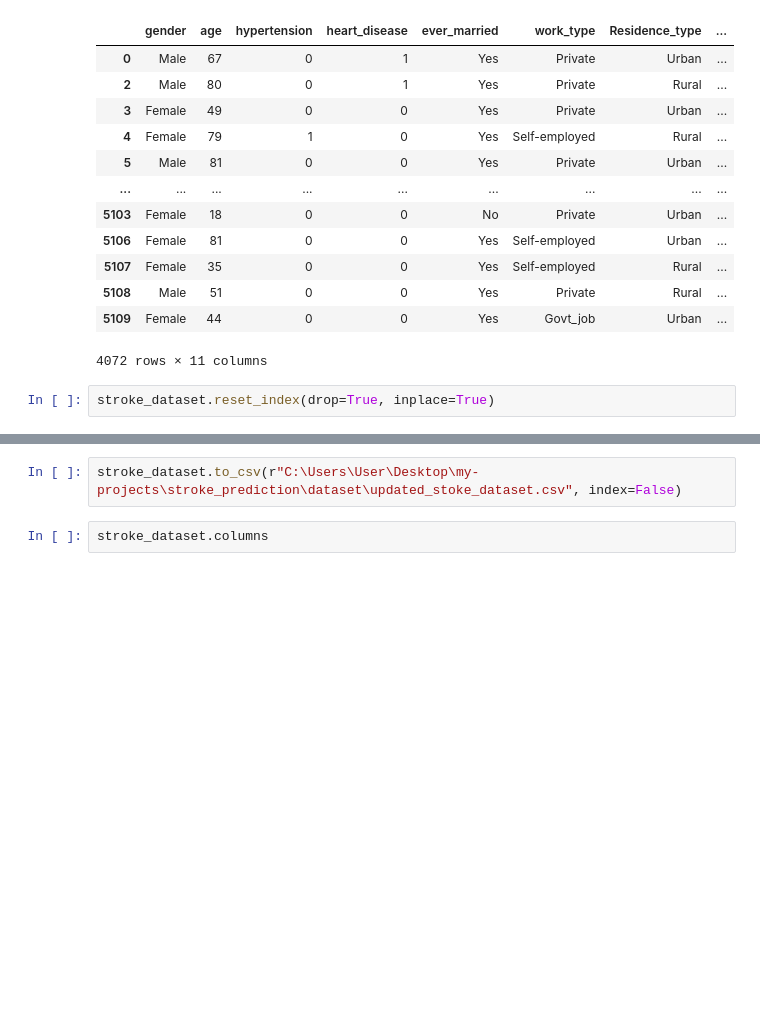
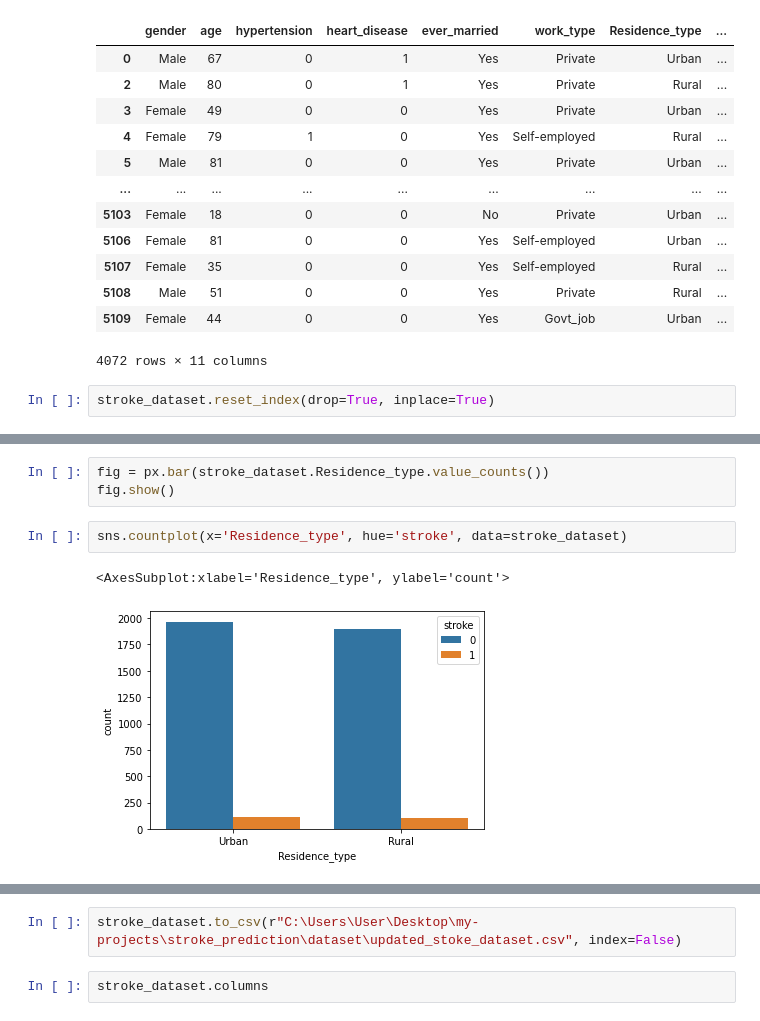
Before and after one commit to s-suhrob/stroke-prediction, a Jupyter notebook: EDA/EDA_Stroke_dataset.ipynb, the cells around one changed output, grey strips where cells are left out. Cells and saved outputs as stored; diff of their text form; blank space fills up the shorter version.

```diff
--- a/EDA/EDA_Stroke_dataset.ipynb
+++ b/EDA/EDA_Stroke_dataset.ipynb
@@ -379,0 +454,8 @@ stroke_dataset.reset_index(drop=True, inplace=True)
+# %%
+fig = px.bar(stroke_dataset.Residence_type.value_counts())
+fig.show()
+# %%
+sns.countplot(x='Residence_type', hue='stroke', data=stroke_dataset)
+# %% [output]
+<AxesSubplot:xlabel='Residence_type', ylabel='count'>
+[figure, added]
```
Also changed, not shown: parts of 21 cells of this notebook, 1 other file.
